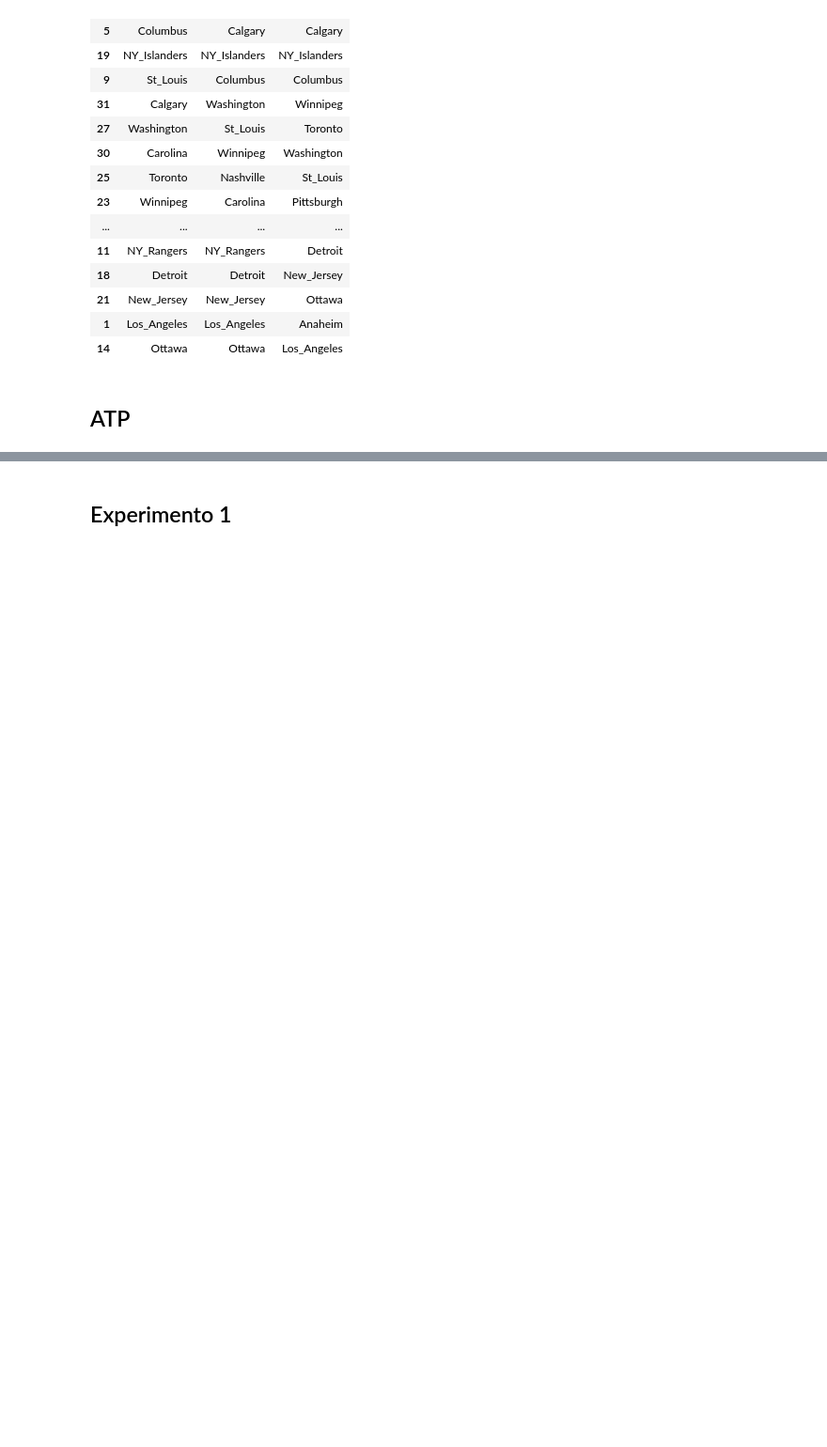
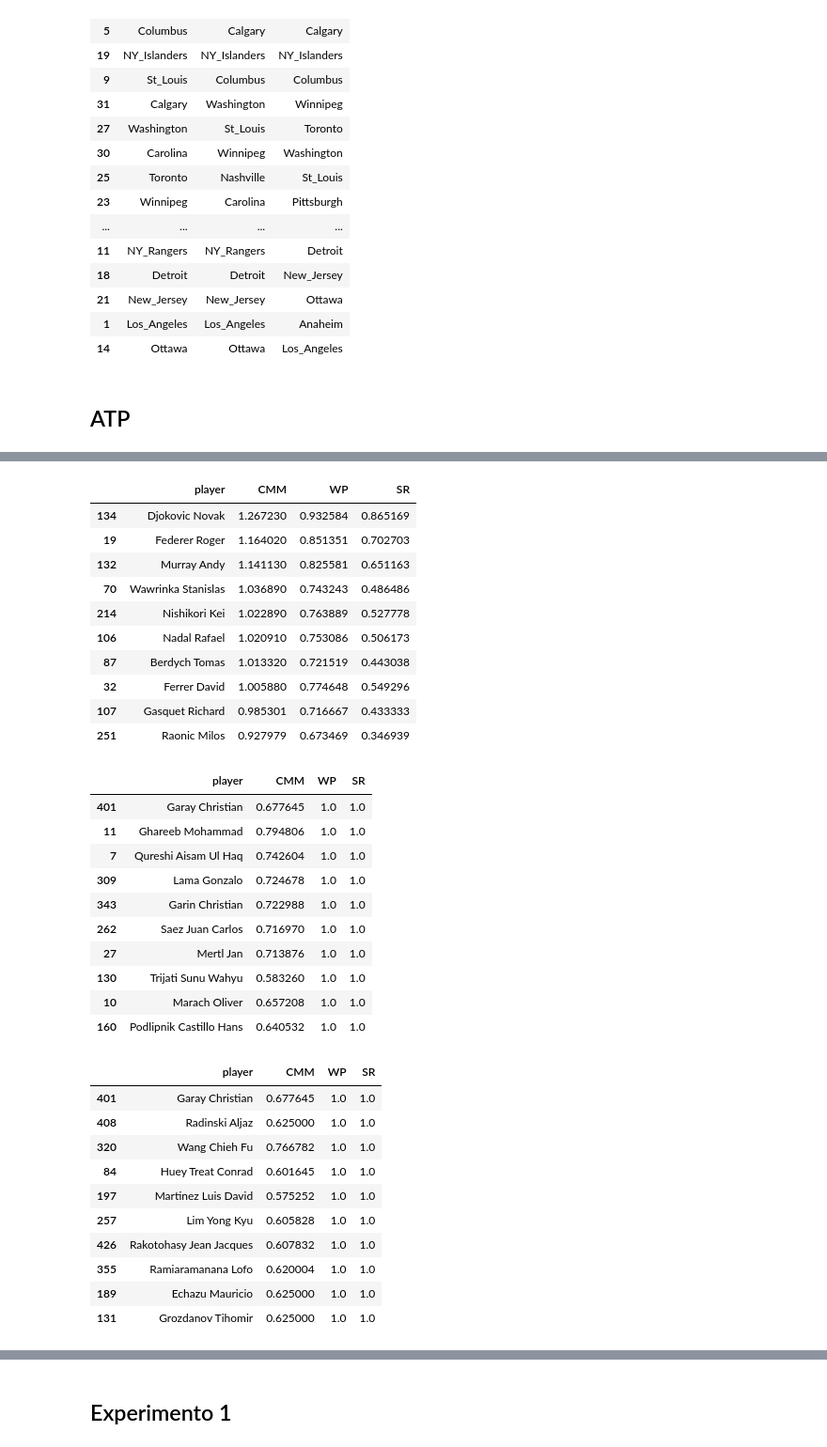
Before and after one commit to davidvenegasr/MetNum, a Jupyter notebook: tp1/experimentos/Analisis de Experimentos.ipynb, the cells around one changed output, grey strips where cells are left out. Shown at 94% size. Saved outputs shown, nothing was run; the diff lists cells and outputs as text; code cells hidden in the pictures; blank space fills up the shorter version.

```diff
--- a/tp1/experimentos/Analisis de Experimentos.ipynb
+++ b/tp1/experimentos/Analisis de Experimentos.ipynb
@@ -480,0 +545,41 @@ display(df_NHL_rankings)
+# %%
+df_ATP.sort_values(by=['CMM'], ascending=False, inplace=True)
+display(df_ATP.head(10))
+df_ATP.sort_values(by=['WP'], ascending=False, inplace=True)
+display(df_ATP.head(10))
+df_ATP.sort_values(by=['SR'], ascending=False, inplace=True)
+display(df_ATP.head(10))
+# %% [output]
+|  | player | CMM | WP | SR |
+| 134 | Djokovic Novak | 1.267230 | 0.932584 | 0.865169 |
+| 19 | Federer Roger | 1.164020 | 0.851351 | 0.702703 |
+| 132 | Murray Andy | 1.141130 | 0.825581 | 0.651163 |
+| 70 | Wawrinka Stanislas | 1.036890 | 0.743243 | 0.486486 |
+| 214 | Nishikori Kei | 1.022890 | 0.763889 | 0.527778 |
+| 106 | Nadal Rafael | 1.020910 | 0.753086 | 0.506173 |
+| 87 | Berdych Tomas | 1.013320 | 0.721519 | 0.443038 |
+| 32 | Ferrer David | 1.005880 | 0.774648 | 0.549296 |
+| 107 | Gasquet Richard | 0.985301 | 0.716667 | 0.433333 |
+| 251 | Raonic Milos | 0.927979 | 0.673469 | 0.346939 |
+|  | player | CMM | WP | SR |
+| 401 | Garay Christian | 0.677645 | 1.0 | 1.0 |
+| 11 | Ghareeb Mohammad | 0.794806 | 1.0 | 1.0 |
+| 7 | Qureshi Aisam Ul Haq | 0.742604 | 1.0 | 1.0 |
+| 309 | Lama Gonzalo | 0.724678 | 1.0 | 1.0 |
+| 343 | Garin Christian | 0.722988 | 1.0 | 1.0 |
+| 262 | Saez Juan Carlos | 0.716970 | 1.0 | 1.0 |
+| 27 | Mertl Jan | 0.713876 | 1.0 | 1.0 |
+| 130 | Trijati Sunu Wahyu | 0.583260 | 1.0 | 1.0 |
+| 10 | Marach Oliver | 0.657208 | 1.0 | 1.0 |
+| 160 | Podlipnik Castillo Hans | 0.640532 | 1.0 | 1.0 |
+|  | player | CMM | WP | SR |
+| 401 | Garay Christian | 0.677645 | 1.0 | 1.0 |
+| 408 | Radinski Aljaz | 0.625000 | 1.0 | 1.0 |
+| 320 | Wang Chieh Fu | 0.766782 | 1.0 | 1.0 |
+| 84 | Huey Treat Conrad | 0.601645 | 1.0 | 1.0 |
+| 197 | Martinez Luis David | 0.575252 | 1.0 | 1.0 |
+| 257 | Lim Yong Kyu | 0.605828 | 1.0 | 1.0 |
+| 426 | Rakotohasy Jean Jacques | 0.607832 | 1.0 | 1.0 |
+| 355 | Ramiaramanana Lofo | 0.620004 | 1.0 | 1.0 |
+| 189 | Echazu Mauricio | 0.625000 | 1.0 | 1.0 |
+| 131 | Grozdanov Tihomir | 0.625000 | 1.0 | 1.0 |
```
Also changed, not shown: parts of 5 cells of this notebook, 1 other file.
